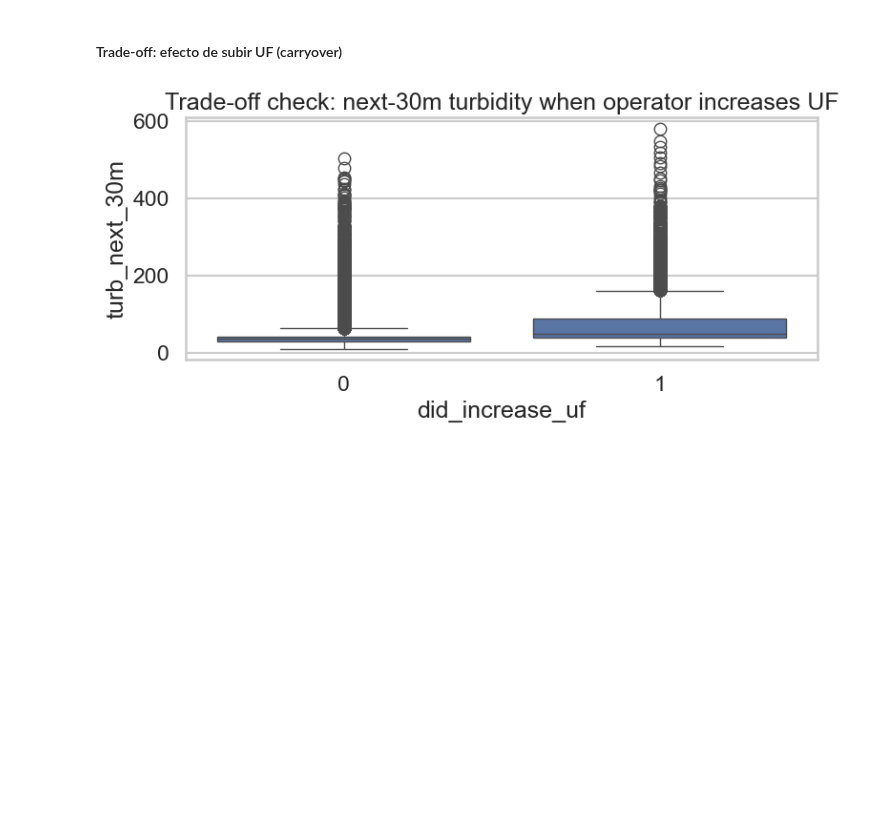
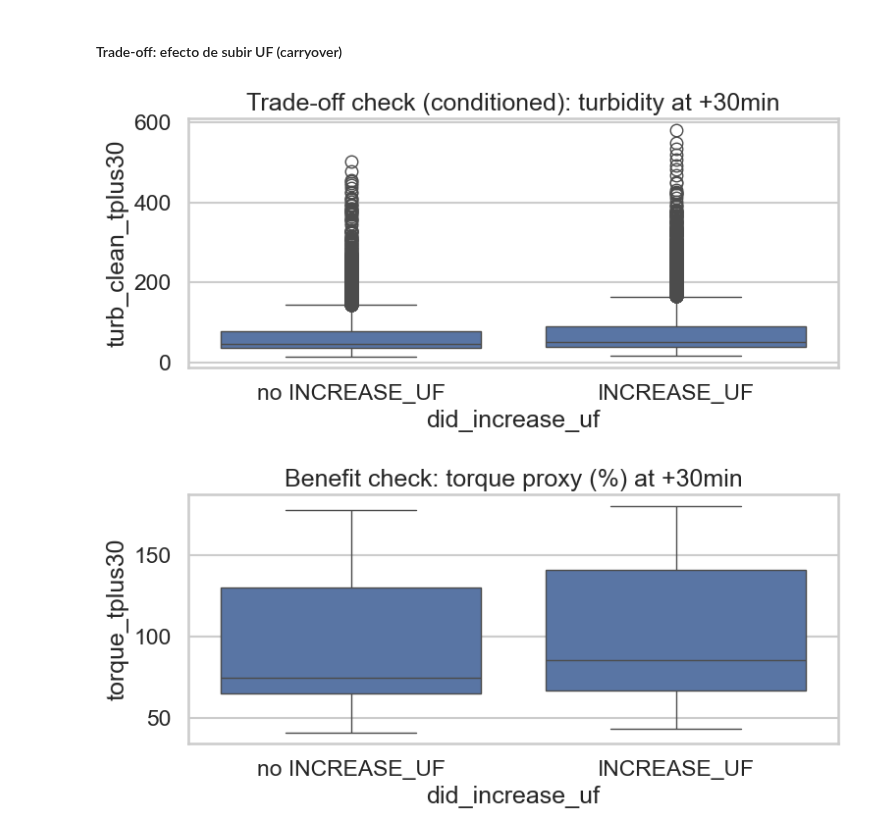
Before and after one commit to MatiasValenzuelaMunoz/Thickener-Water-Recovery-Sentinel-TWS, a Jupyter notebook: notebooks/01_eda.ipynb, the cells around one changed output. Saved outputs shown, nothing was run; the diff lists cells and outputs as text; code cells hidden in the pictures; blank space fills up the shorter version.

```diff
--- a/notebooks/01_eda.ipynb
+++ b/notebooks/01_eda.ipynb
@@ -309,16 +421,29 @@ Match rate when rec != NONE: 0.0
 #### Trade-off: efecto de subir UF (carryover)
 # %%
 tmp = df.sort_values("timestamp").copy()
-tmp["turb_next_30m"] = tmp["Overflow_Turb_NTU_clean"].shift(-6)
+tmp["turb_clean_tplus30"] = tmp["Overflow_Turb_NTU_clean"].shift(-6)
 
-mask = tmp["OperatorAction"] == "INCREASE_UF"
-sample = tmp[["turb_next_30m", "RakeTorque_pct", "BedLevel_m", "OperatorAction"]].dropna()
-sample["did_increase_uf"] = (tmp.loc[sample.index, "OperatorAction"] == "INCREASE_UF").astype(int)
+# Condición de estrés mecánico similar
+stress = (tmp["BedLevel_m"] > 2.6) | (tmp["RakeTorque_pct"] > 90)
+sub = tmp[stress].dropna(subset=["turb_clean_tplus30"]).copy()
+
+sub["did_increase_uf"] = (sub["OperatorAction"] == "INCREASE_UF").astype(int)
 
 plt.figure(figsize=(8,4))
-sns.boxplot(sample, x="did_increase_uf", y="turb_next_30m")
-plt.title("Trade-off check: next-30m turbidity when operator increases UF")
+sns.boxplot(sub, x="did_increase_uf", y="turb_clean_tplus30")
+plt.xticks([0,1], ["no INCREASE_UF", "INCREASE_UF"])
+plt.title("Trade-off check (conditioned): turbidity at +30min")
 plt.tight_layout()
 plt.show()
+
+# Complemento: efecto en torque proxy (debería mejorar)
+sub["torque_tplus30"] = sub["RakeTorque_pct"].shift(-6)
+plt.figure(figsize=(8,4))
+sns.boxplot(sub.dropna(subset=["torque_tplus30"]), x="did_increase_uf", y="torque_tplus30")
+plt.xticks([0,1], ["no INCREASE_UF", "INCREASE_UF"])
+plt.title("Benefit check: torque proxy (%) at +30min")
+plt.tight_layout()
+plt.show()
 # %% [output]
-[figure, old version]
+[figure, new version]
+[figure, added]
```
Also changed, not shown: parts of 9 cells of this notebook, 2 other files.
